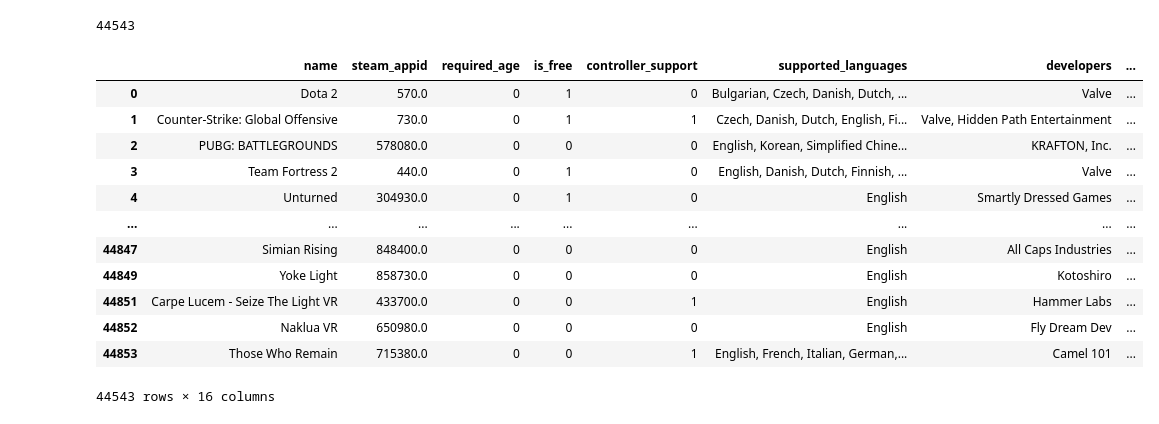
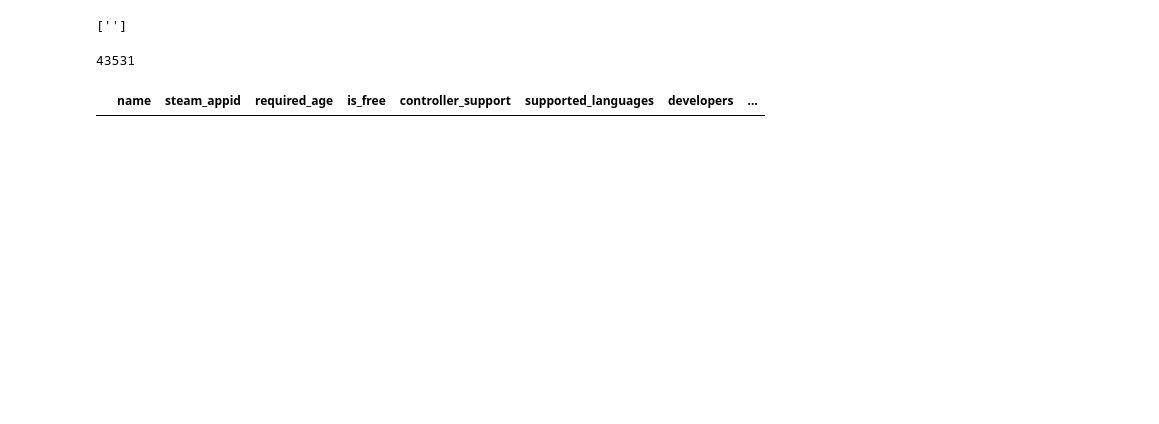
Before and after one commit to matteofortier/CLS_PROJECT, a Jupyter notebook: 2_data_cleaning.ipynb, the cells around one changed output. Cells and saved outputs as stored; diff of their text form; code cells hidden in the pictures; blank space fills up the shorter version.

```diff
--- a/2_data_cleaning.ipynb
+++ b/2_data_cleaning.ipynb
@@ -7,60 +7,89 @@ import random
 import seaborn as sns
 # import csv
 import datetime as dt
+import regex as re
 # import json
 # import os
 # import statistics
 pd.options.display.max_columns = 30
+pd.options.display.max_rows = 200
+# %%
+"".split(', ')
+# %% [output]
+['']
 # %%
 store_df = pd.read_csv('data/raw/store_data.csv',index_col=0)
 english_fixes_df = pd.read_csv('data/raw/store_data_english_fixes.csv',index_col=0)
 store_df.update(english_fixes_df)
 
 store_df = store_df[~store_df['name'].isnull()]
+store_df = store_df[store_df['type']=='game']
+store_df = store_df.drop(columns=['type'])
+store_df.dropna(subset=['supported_languages'], inplace=True)
+store_df['required_age'] = store_df['required_age'].astype(str)
+store_df['required_age'] = store_df['required_age'].str.replace('\.0','').str.replace('\+','').str.replace('1818','18').astype(int)
+store_df = store_df[~(store_df['supported_languages'].str.contains('(\\r\\n|\#)',regex=True))]
+store_df = store_df.drop(index=[601,12472])
 
 
 
+store_df['supported_languages'] = (store_df['supported_languages']
+                                   .str.replace(',',', ')
+                                   .str.replace(',  ',', ')
+                                   .str.replace(' \(full audio\)','*')
+                                   .str.replace(' \(text only\)','')
+                                   .str.replace('\;','')
+                                   .str.replace('  ','')
+                                   .str.replace('\<br\>\<strong\>\*\<\/strong\>languages with full audio support','')
+                                   .str.replace('\<strong\>\*\<\/strong\>','*')
+                                   .str.replace(',,',',')
+                                  )
 
 
-store_df = store_df[store_df['type']=='game']
-store_df = store_df.drop(columns=['type'])
-store_df['required_age'] = store_df['required_age'].astype(str)
-store_df['required_age'] = store_df['required_age'].str.replace('\.0','').str.replace('\+','').str.replace('1818','18').astype(int)
-store_df['supported_languages'].fillna('None', inplace=True)
-store_df['supported_languages'] = store_df['supported_languages'].str.replace('\<br\>\<strong\>\*\<\/strong\>languages with full audio support','').str.replace('\<strong\>\*\<\/strong\>','*')
+
 store_df['supported_languages_audio'] = store_df['supported_languages'].str.split(', ')
 store_df['supported_languages'] = store_df['supported_languages'].str.replace('*','')
 store_df['release_date'] = pd.to_datetime(store_df['release_date'],errors='coerce')
 store_df.dropna(subset=['release_date'], inplace=True)
 store_df['age_days'] = (dt.datetime.now() - store_df['release_date']).dt.days
+store_df['publishers'] = (store_df['publishers']
+                          .str.replace(', *\.*(i\.*n\.*c|l\.*t\.*d|l\.*l\.*c|s\.r\.o|s\.c|l\.*d\.*a|co\.)\.*', '', flags=re.IGNORECASE, regex=True)
+                          .str.replace(', *\.*(ACE|SL|a\.s)\.*', '', regex=True)
+                          .str.replace(',[^,]*\((mac|linux)( *,*/* *(mac|linux))*\)','', flags=re.IGNORECASE, regex=True)
+                          .str.replace(',,',',', flags=re.IGNORECASE, regex=True)
+                          .str.replace(', *$', '', flags=re.IGNORECASE, regex=True)
+                         )
+store_df['developers'] = (store_df['developers']
+                          .str.replace(', *\.*(i\.*n\.*c|l\.*t\.*d|l\.*l\.*c|s\.r\.o|s\.c|l\.*d\.*a|co\.)\.*', '', flags=re.IGNORECASE, regex=True)
+                          .str.replace(', *\.*(ACE|SL|a\.s)\.*', '', regex=True)
+                          .str.replace(',[^,]*\((mac|linux)( *,*/* *(mac|linux))*\)','', flags=re.IGNORECASE, regex=True)
+                          .str.replace(',,',',', flags=re.IGNORECASE, regex=True)
+                          .str.replace(', *$', '', flags=re.IGNORECASE, regex=True)
+                         )
 
+store_df = store_df.dropna(subset=['developers','categories','genres'])
 
 def strong_only(x):
     return [y[:-1] for y in x if y[-1]=='*']
 
 store_df['supported_languages_audio'] = store_df['supported_languages_audio'].apply(strong_only)
 store_df['supported_languages_audio'] = store_df['supported_languages_audio'].apply(lambda x: ', '.join(x))
 
 
 store_df['controller_support'] = store_df['controller_support'].apply(lambda x: 1 if x=='full' else 0).astype(int)
 store_df['is_free'] = store_df['is_free'].apply(lambda x: 1 if x==True else 0).astype(int)
 print(len(store_df))
-store_df
+
+# len(
+# store_df['developers'][store_df['developers'].str.contains('$', flags=re.IGNORECASE, regex=True)].head(100)
+
+
+store_df[(store_df['supported_languages'].str.contains('DutchEnglish',regex=True))]
+
+# )
 # %% [output]
-44543
+43531
 |  | name | steam_appid | required_age | is_free | controller_support | supported_languages | developers | ... |
-| 0 | Dota 2 | 570.0 | 0 | 1 | 0 | Bulgarian, Czech, Danish, Dutch, ... | Valve | ... |
-| 1 | Counter-Strike: Global Offensive | 730.0 | 0 | 1 | 1 | Czech, Danish, Dutch, English, Fi... | Valve, Hidden Path Entertainment | ... |
-| 2 | PUBG: BATTLEGROUNDS | 578080.0 | 0 | 0 | 0 | English, Korean, Simplified Chine... | KRAFTON, Inc. | ... |
-| 3 | Team Fortress 2 | 440.0 | 0 | 1 | 0 | English, Danish, Dutch, Finnish, ... | Valve | ... |
-| 4 | Unturned | 304930.0 | 0 | 1 | 0 | English | Smartly Dressed Games | ... |
-| ... | ... | ... | ... | ... | ... | ... | ... | ... |
-| 44847 | Simian Rising | 848400.0 | 0 | 0 | 0 | English | All Caps Industries | ... |
-| 44849 | Yoke Light | 858730.0 | 0 | 0 | 0 | English | Kotoshiro | ... |
-| 44851 | Carpe Lucem - Seize The Light VR | 433700.0 | 0 | 0 | 1 | English | Hammer Labs | ... |
-| 44852 | Naklua VR | 650980.0 | 0 | 0 | 0 | English | Fly Dream Dev | ... |
-| 44853 | Those Who Remain | 715380.0 | 0 | 0 | 1 | English, French, Italian, German,... | Camel 101 | ... |
-44543 rows × 16 columns
 # %%
 spy_df = pd.read_csv('data/raw/app_data.csv', index_col=0)
 spy_df['owners'] = spy_df['owners'].str.replace('\ ','').str.replace('\,','').str.split('\.\.')
```
Also changed, not shown: 16 other files.
